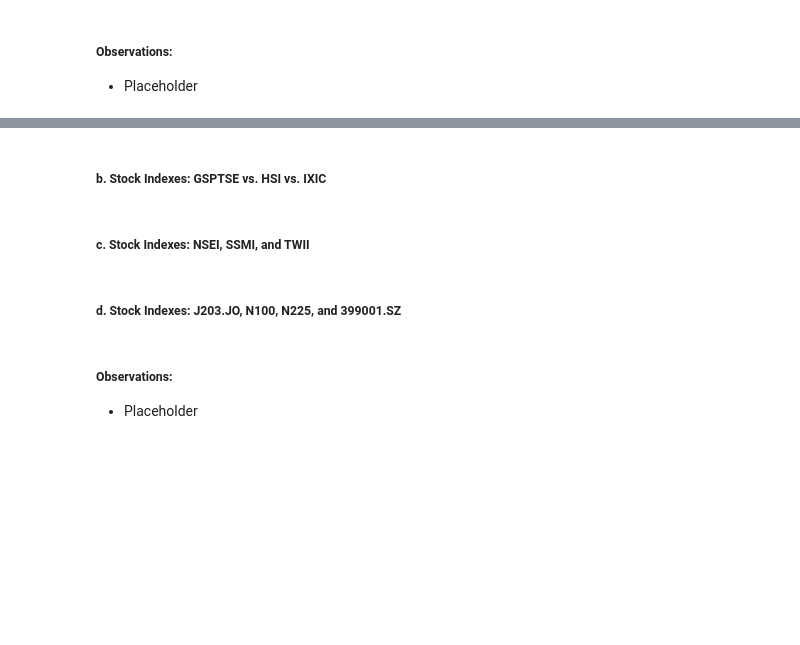
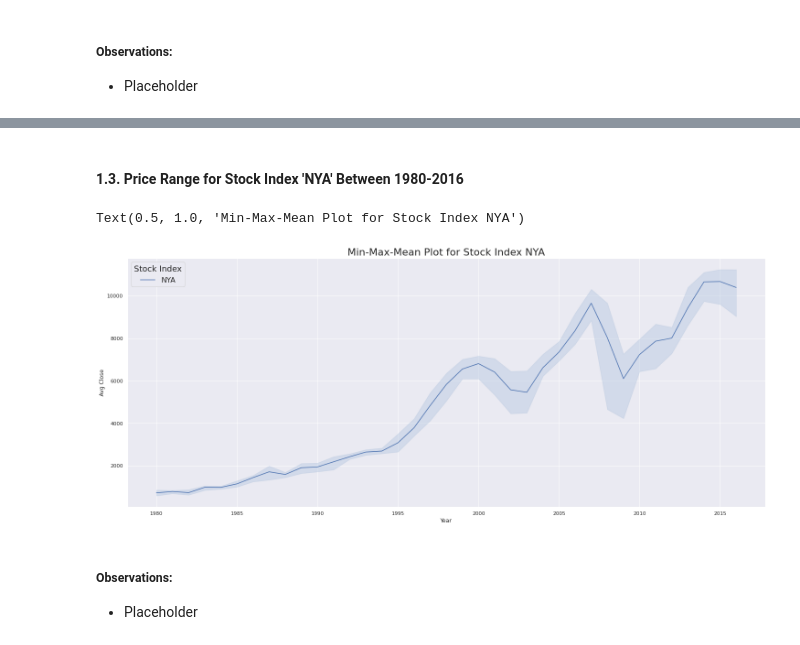
Before and after one commit to jal004/COGS108_SP22_Group009_Project, a Jupyter notebook: FinalProjectGroup009Sp22.ipynb, the cells around one changed output, grey strips where cells are left out. Drawn from its saved outputs; the diff is of its cells as text; code cells hidden in the pictures; blank space fills up the shorter version.

```diff
--- a/FinalProjectGroup009Sp22.ipynb
+++ b/FinalProjectGroup009Sp22.ipynb
@@ -500,44 +754,23 @@ The price range of each stock index in displayed through a min-max-mean line plo
+# %% [markdown]
+#### 1.3. Price Range for Stock Index 'NYA' Between 1980-2016
 # %%
-# 000001.SS Index
-ss = stock_merge[stock_merge['Index'] == '000001.SS']
-ss.reset_index(inplace=True, drop=True)
-
-ss_years = ss['Year'].tolist()
-ss_min_close = ss['Min Close'].tolist()
-ss_max_close = ss['Max Close'].tolist()
-
-plt.fill_between(x=ss_years, y1=ss_max_close, y2=ss_min_close, color='lightsteelblue', alpha=0.4)
-
-ss_avg_close = sns.lineplot(data=ss, x='Year', y='Avg Close', label='000001.SS')
-
 # NYA Index
 nya = stock_merge[stock_merge['Index'] == 'NYA']
 nya.reset_index(inplace=True, drop=True)
 
 nya_years = nya['Year'].tolist()
 nya_min_close = nya['Min Close'].tolist()
 nya_max_close = nya['Max Close'].tolist()
 
-plt.fill_between(x=nya_years, y1=nya_max_close, y2=nya_min_close, color='burlywood', alpha=0.4)
+plt.fill_between(x=nya_years, y1=nya_max_close, y2=nya_min_close, color='lightsteelblue', alpha=0.4)
 
 nya_avg_close = sns.lineplot(data=nya, x='Year', y='Avg Close', label='NYA')
-
-# GDAXI Index
-gdaxi = stock_merge[stock_merge['Index'] == 'GDAXI']
-gdaxi.reset_index(inplace=True, drop=True)
-
-gdaxi_years = gdaxi['Year'].tolist()
-gdaxi_min_close = gdaxi['Min Close'].tolist()
-gdaxi_max_close = gdaxi['Max Close'].tolist()
-
-plt.fill_between(x=gdaxi_years, y1=gdaxi_max_close, y2=gdaxi_min_close, color='darkseagreen', alpha=0.4)
-
-gdaxi_avg_close = sns.lineplot(data=gdaxi, x='Year', y='Avg Close', label='GDAXI')
 
 # Legend
 plt.legend(title='Stock Index', loc='upper left', fontsize=16, title_fontsize=18)
 
 # Title
-gdaxi_avg_close.set_title('Min-Max-Mean Plots for Stock Indexes: 000001.SS, NYA, and GDAXI', fontsize=22)
+nya_avg_close.set_title('Min-Max-Mean Plot for Stock Index NYA', fontsize=22)
+# %% [output]
+Text(0.5, 1.0, 'Min-Max-Mean Plot for Stock Index NYA')
+[figure, added]
-# %% [markdown]
-##### b. Stock Indexes: GSPTSE vs. HSI vs. IXIC
@@ -586,2 +776,0 @@ ixic_avg_close.set_title('Min-Max-Mean Plots for Stock Indexes: GSPTSE, HSI, and
-# %% [markdown]
-##### c. Stock Indexes: NSEI, SSMI, and TWII
@@ -630,2 +776,0 @@ twii_avg_close.set_title('Min-Max-Mean Plots for Stock Indexes: NSEI, SSMI, and
-# %% [markdown]
-##### d. Stock Indexes: J203.JO, N100, N225, and 399001.SZ
```
Also changed, not shown: parts of 51 cells of this notebook.
